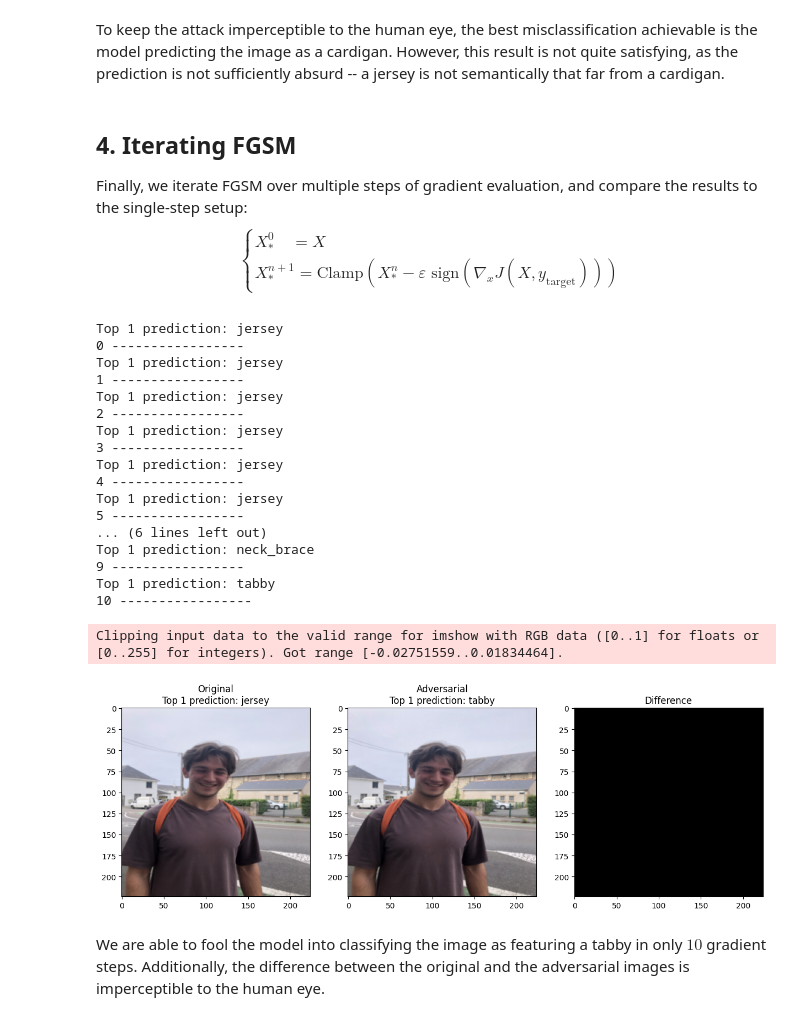
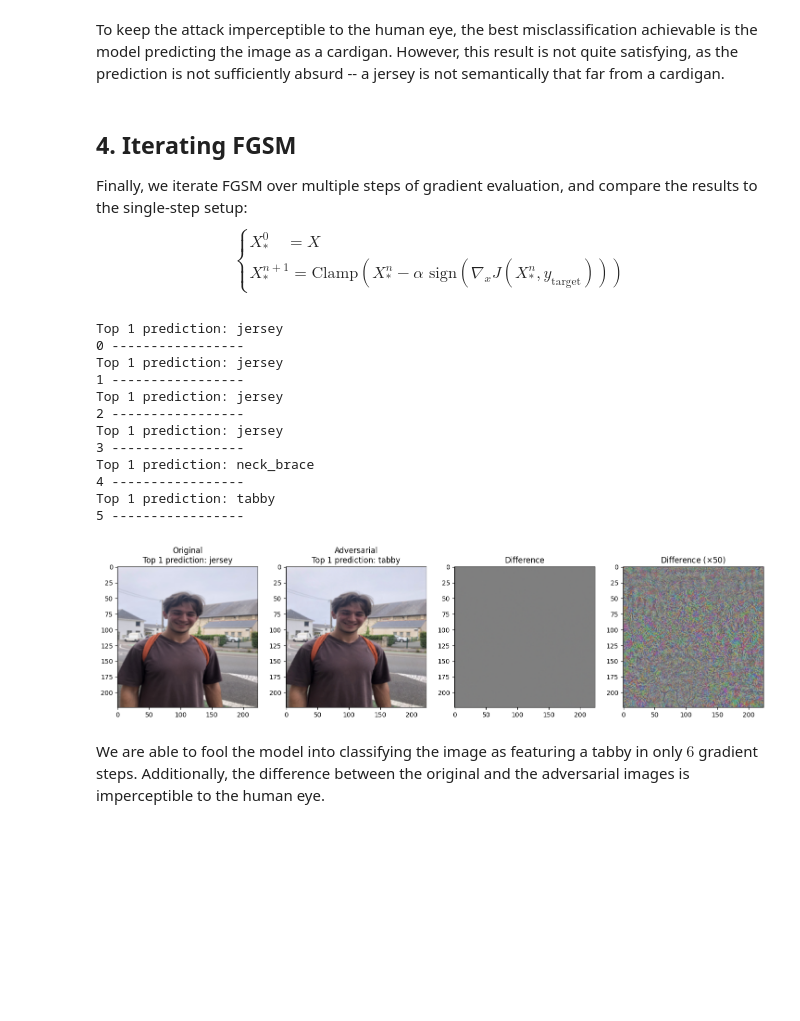
Before and after one commit to Red-Rapious/Adversarial-Attacks, a Jupyter notebook: code/fgsm.ipynb, the cells around one changed output. Cells and saved outputs as stored; diff of their text form; code cells hidden in the pictures; blank space fills up the shorter version.

Commit message:
Added `sign` to FGSM iteration

```diff
--- a/code/fgsm.ipynb
+++ b/code/fgsm.ipynb
@@ -151,12 +151,13 @@ To keep the attack imperceptible to the human eye, the best misclassification ac
 Finally, we iterate FGSM over multiple steps of gradient evaluation, and compare the results to the single-step setup:
 $$\begin{cases}
         X_*^0 \quad= X\\
-        X^{n+1}_* = \text{Clamp}\left(X^n_*-\varepsilon\text{ sign}\left(\nabla_x J(X, y_{\text{target}})\right)\right)
+        X^{n+1}_* = \text{Clamp}\left(X^n_*-\alpha\text{ sign}\left(\nabla_x J(X^{n}_*, y_{\text{target}})\right)\right)
 \end{cases}$$
 # %%
 idx = 281
+alpha = 0.001
 img = deepcopy(face_img)
-optimizer = optim.SGD([img], lr=0.01)
+optimizer = optim.SGD([img], lr=alpha)
 target = torch.tensor([idx])
 
 for i in range(200):
@@ -165,9 +166,10 @@ for i in range(200):
     loss = criterion(output, target)
     optimizer.zero_grad()
     loss.backward()
+    img.grad = torch.sign(img.grad)
     optimizer.step()
     with torch.no_grad():
-            img.clamp_(0,1)
+        img.clamp_(0,1)
 
     print("Top 1 prediction: "+str(classes[torch.argmax(output).item()][1]))
     print(i,'-----------------')
@@ -183,26 +185,22 @@ Top 1 prediction: jersey
 2 -----------------
 Top 1 prediction: jersey
 3 -----------------
-Top 1 prediction: jersey
+Top 1 prediction: neck_brace
 4 -----------------
-Top 1 prediction: jersey
+Top 1 prediction: tabby
 5 -----------------
-... (6 lines left out)
-Top 1 prediction: neck_brace
-9 -----------------
-Top 1 prediction: tabby
-10 -----------------
 # %%
-fig, ax = plt.subplots(1,3, figsize=(15, 5))
+fig, ax = plt.subplots(1,4, figsize=(18, 5))
 ax[0].set_title("Original\nTop 1 prediction: "+str(classes[face_pred.argmax().item()][1]))
 ax[1].set_title("Adversarial\nTop 1 prediction: "+str(classes[output.argmax().item()][1]))
 ax[2].set_title("Difference")
+ax[3].set_title("Difference ($\\times 50$)")
 plot_img_tensor(face_img, ax[0])
 plot_img_tensor(img, ax[1])
-plot_img_tensor(img - face_img, ax[2])
+plot_img_tensor((img - face_img)/2+1/2, ax[2])
+plot_img_tensor((img - face_img)/2*50+1/2, ax[3])
 plt.show()
 # %% [output]
-Clipping input data to the valid range for imshow with RGB data ([0..1] for floats or [0..255] for integers). Got range [-0.02751559..0.01834464].
-[figure, old version]
+[figure, new version]
 # %% [markdown]
-We are able to fool the model into classifying the image as featuring a tabby in only $10$ gradient steps. Additionally, the difference between the original and the adversarial images is imperceptible to the human eye.
+We are able to fool the model into classifying the image as featuring a tabby in only $6$ gradient steps. Additionally, the difference between the original and the adversarial images is imperceptible to the human eye.
```
Also changed, not shown: parts of 2 cells of this notebook, 4 other files.
